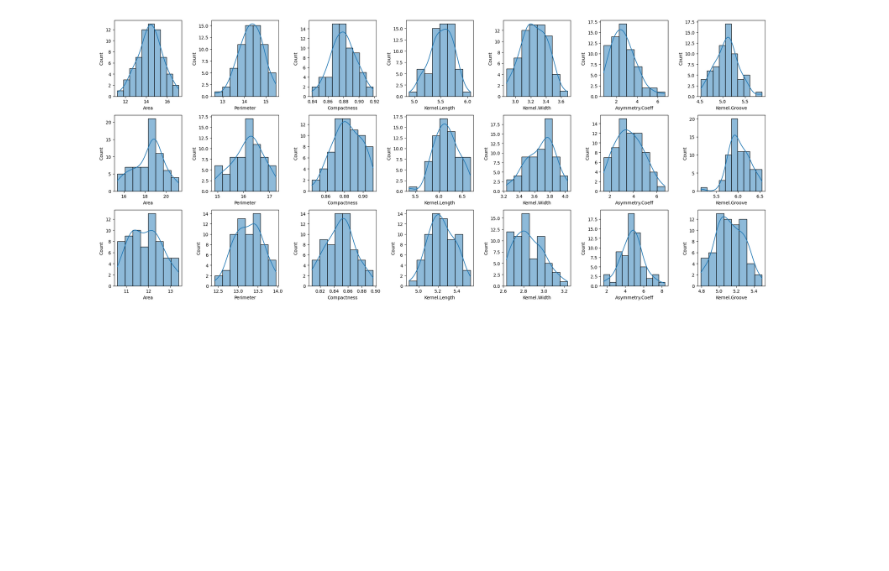
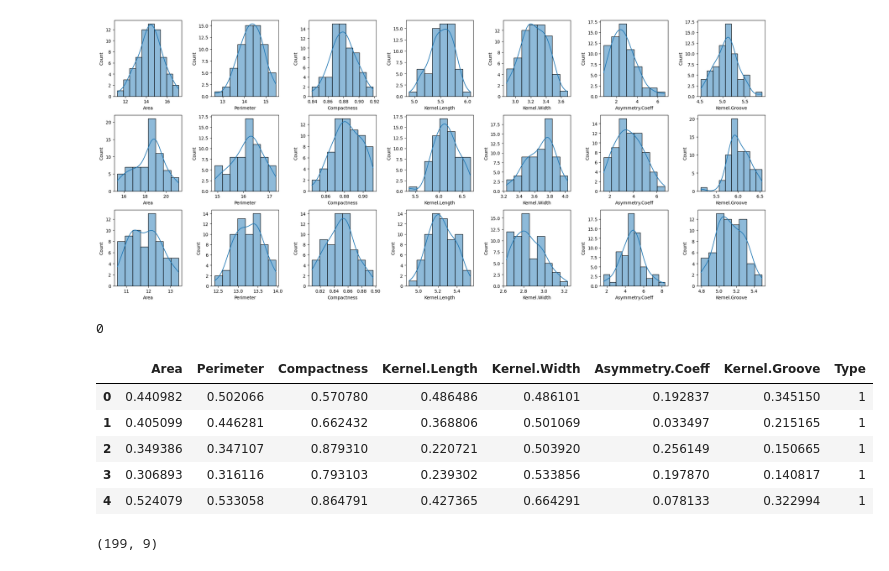
Before and after one commit to javadkavian/ML_Assignments, a Jupyter notebook: KnnParzenRegression/8.ipynb, the cells around one changed output. Drawn from its saved outputs; the diff is of its cells as text; code cells hidden in the pictures; blank space fills up the shorter version.

```diff
--- a/KnnParzenRegression/8.ipynb
+++ b/KnnParzenRegression/8.ipynb
@@ -56,3 +63,17 @@ plt.tight_layout()
 plt.show()
 # %% [output]
 [figure]
+# %%
+df.isna().sum().sum()
+# %% [output]
+0
+# %%
+df.iloc[:, 0:-1] = df.iloc[:, 0:-1].apply(lambda x : ((x - x.min())/(x.max() - x.min())))
+df.head()
+# %% [output]
+|  | Area | Perimeter | Compactness | Kernel.Length | Kernel.Width | Asymmetry.Coeff | Kernel.Groove | Type |
+| 0 | 0.440982 | 0.502066 | 0.570780 | 0.486486 | 0.486101 | 0.192837 | 0.345150 | 1 |
+| 1 | 0.405099 | 0.446281 | 0.662432 | 0.368806 | 0.501069 | 0.033497 | 0.215165 | 1 |
+| 2 | 0.349386 | 0.347107 | 0.879310 | 0.220721 | 0.503920 | 0.256149 | 0.150665 | 1 |
+| 3 | 0.306893 | 0.316116 | 0.793103 | 0.239302 | 0.533856 | 0.197870 | 0.140817 | 1 |
+| 4 | 0.524079 | 0.533058 | 0.864791 | 0.427365 | 0.664291 | 0.078133 | 0.322994 | 1 |
@@ -58,0 +83,6 @@ plt.show()
+# %%
+biasCol = np.ones((X.shape[0], 1))
+X = np.hstack((biasCol, X))
+X.shape
+# %% [output]
+(199, 9)
```
Also changed, not shown: parts of 6 cells of this notebook.
